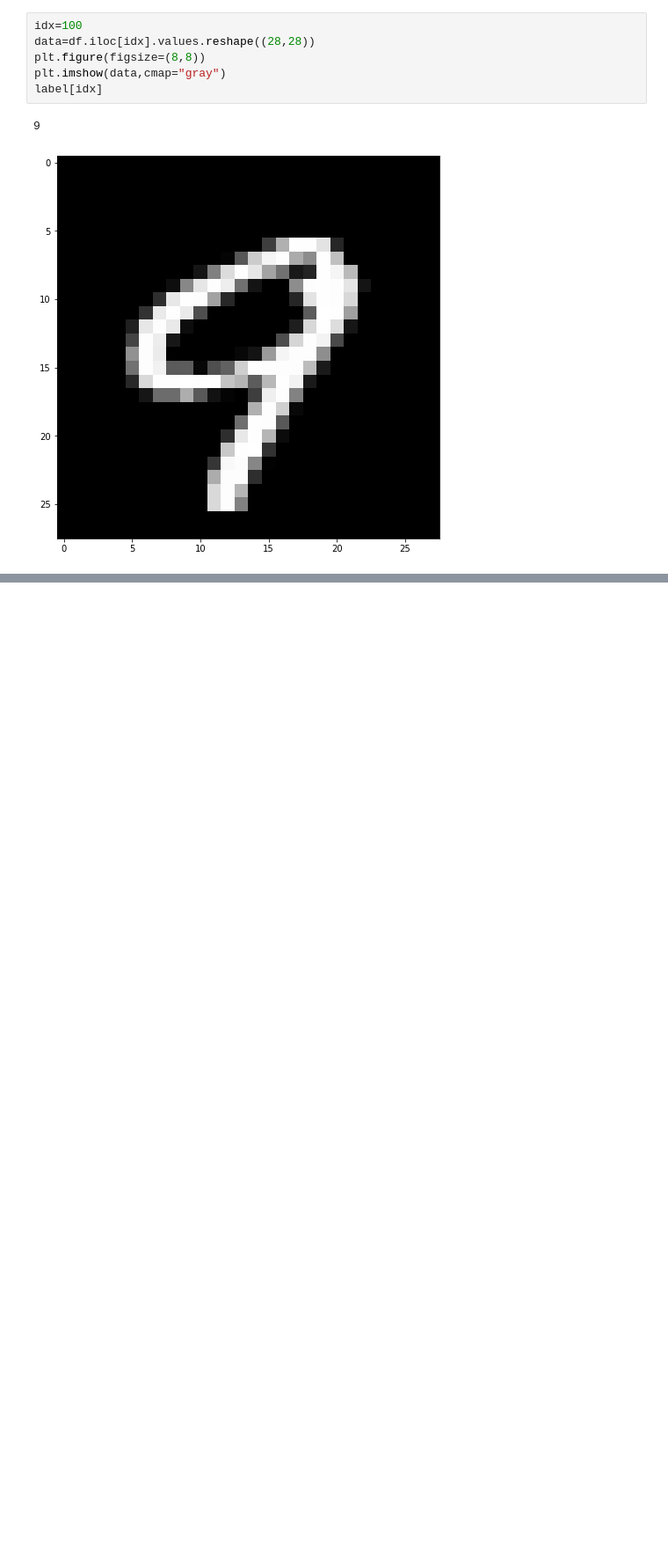
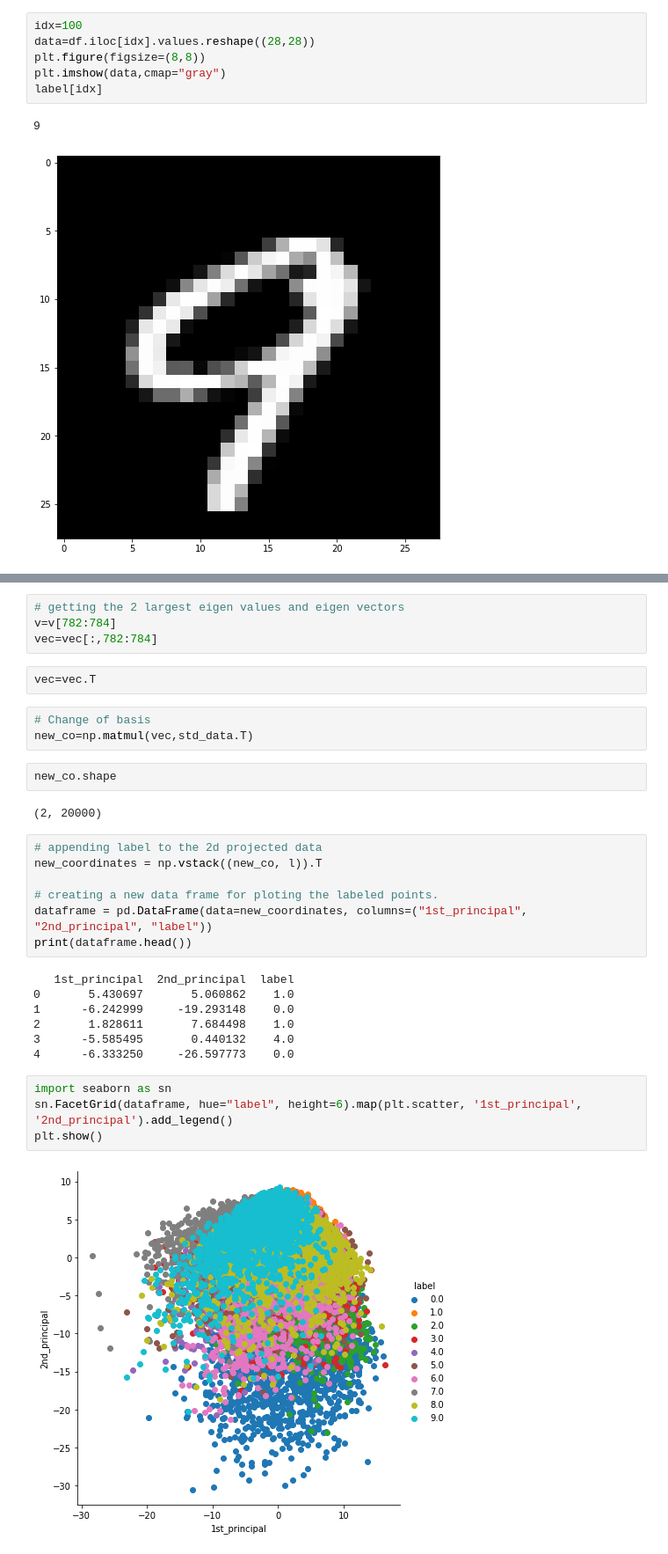
Before and after one commit to BenMeehan/Exploratory-Data-Analysis, a Jupyter notebook: Dimensionality_Reduction.ipynb, the cells around one changed output, grey strips where cells are left out. Shown at 88% size. Saved outputs shown, nothing was run; the diff lists cells and outputs as text; blank space fills up the shorter version.

```diff
--- a/Dimensionality_Reduction.ipynb
+++ b/Dimensionality_Reduction.ipynb
@@ -82,0 +102,33 @@ label[idx]
+# %%
+# getting the 2 largest eigen values and eigen vectors
+v=v[782:784]
+vec=vec[:,782:784]
+# %%
+vec=vec.T
+# %%
+# Change of basis
+new_co=np.matmul(vec,std_data.T)
+# %%
+new_co.shape
+# %% [output]
+(2, 20000)
+# %%
+# appending label to the 2d projected data
+new_coordinates = np.vstack((new_co, l)).T
+
+# creating a new data frame for ploting the labeled points.
+dataframe = pd.DataFrame(data=new_coordinates, columns=("1st_principal", "2nd_principal", "label"))
+print(dataframe.head())
+# %% [output]
+   1st_principal  2nd_principal  label
+0       5.430697       5.060862    1.0
+1      -6.242999     -19.293148    0.0
+2       1.828611       7.684498    1.0
+3      -5.585495       0.440132    4.0
+4      -6.333250     -26.597773    0.0
+# %%
+import seaborn as sn
+sn.FacetGrid(dataframe, hue="label", height=6).map(plt.scatter, '1st_principal', '2nd_principal').add_legend()
+plt.show()
+# %% [output]
+[figure, added]
```
Also changed, not shown: parts of 10 cells of this notebook.
